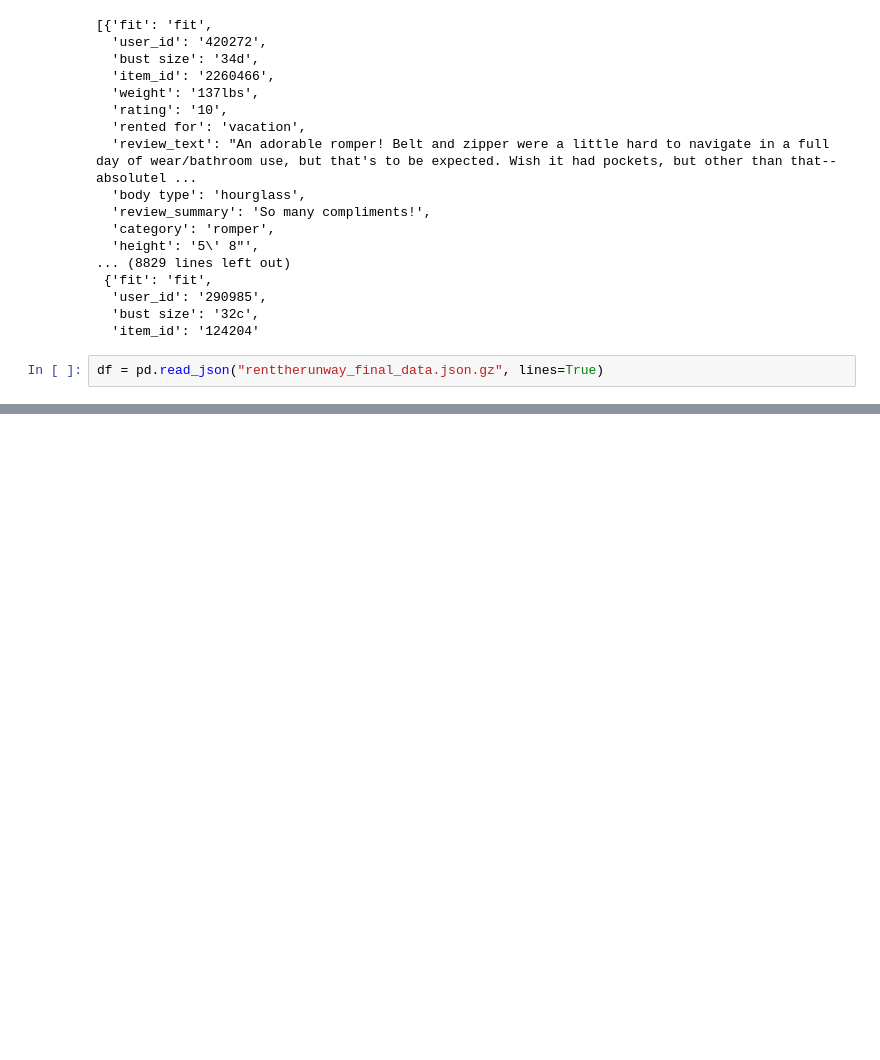
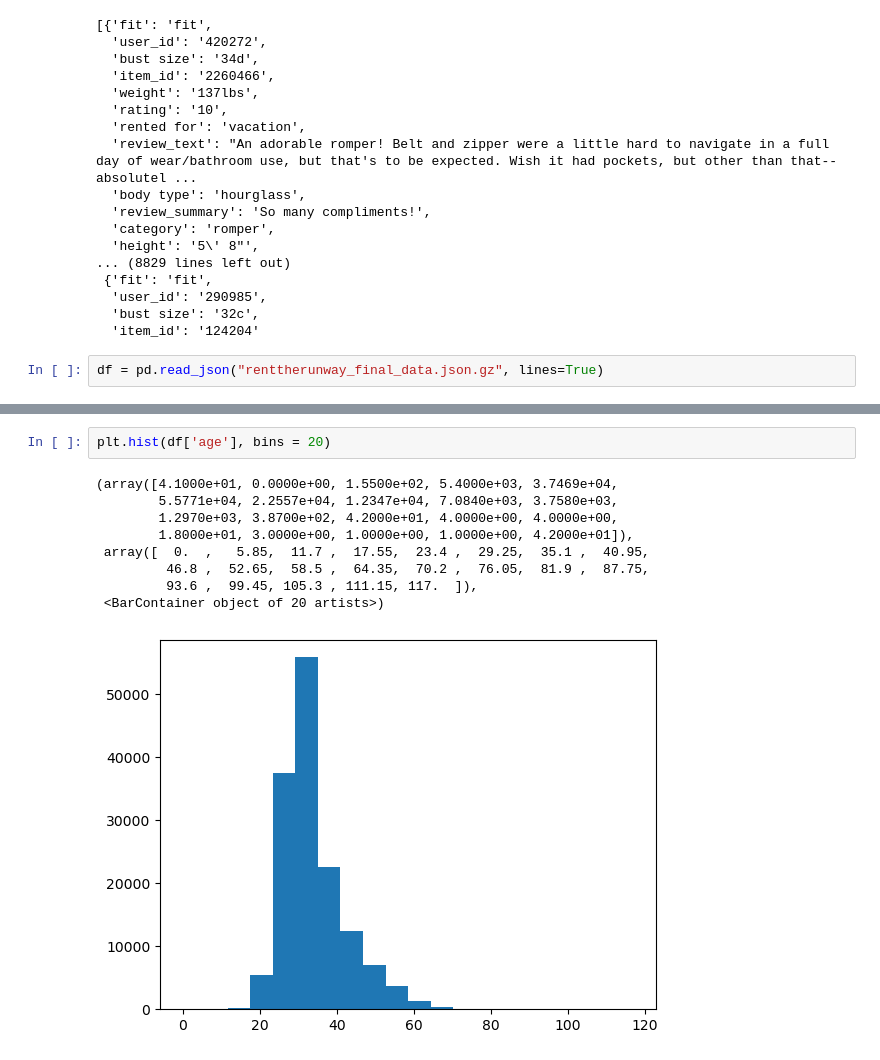
Before and after one commit to mofuwu/cse158_assignment2, a Jupyter notebook: assignment2_sean.ipynb, the cells around one changed output, grey strips where cells are left out. Cells and saved outputs as stored; diff of their text form; blank space fills up the shorter version.

```diff
--- a/assignment2_sean.ipynb
+++ b/assignment2_sean.ipynb
@@ -75,0 +135,12 @@ age_mean, age_median
+# %%
+plt.hist(df['age'], bins = 20)
+# %% [output]
+(array([4.1000e+01, 0.0000e+00, 1.5500e+02, 5.4000e+03, 3.7469e+04,
+        5.5771e+04, 2.2557e+04, 1.2347e+04, 7.0840e+03, 3.7580e+03,
+        1.2970e+03, 3.8700e+02, 4.2000e+01, 4.0000e+00, 4.0000e+00,
+        1.8000e+01, 3.0000e+00, 1.0000e+00, 1.0000e+00, 4.2000e+01]),
+ array([  0.  ,   5.85,  11.7 ,  17.55,  23.4 ,  29.25,  35.1 ,  40.95,
+         46.8 ,  52.65,  58.5 ,  64.35,  70.2 ,  76.05,  81.9 ,  87.75,
+         93.6 ,  99.45, 105.3 , 111.15, 117.  ]),
+ <BarContainer object of 20 artists>)
+[figure, added]
```
Also changed, not shown: parts of 24 cells of this notebook, 1 other file.
